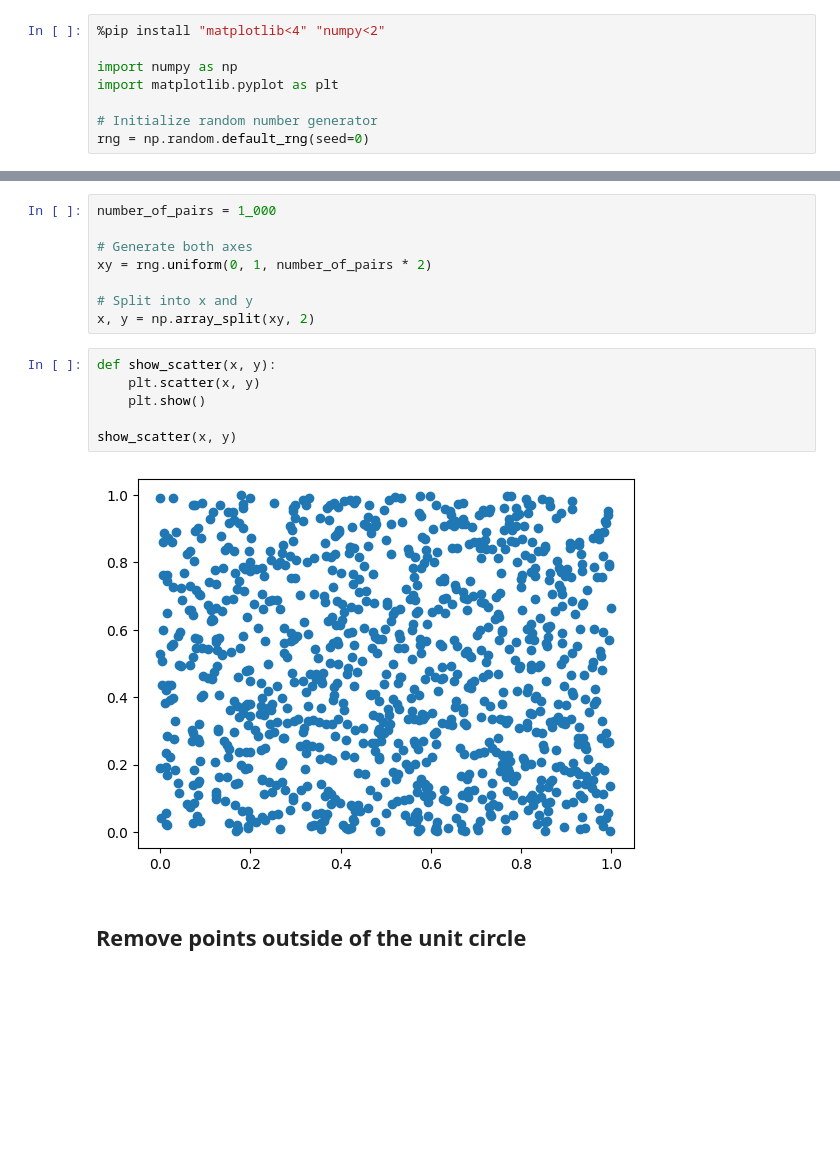
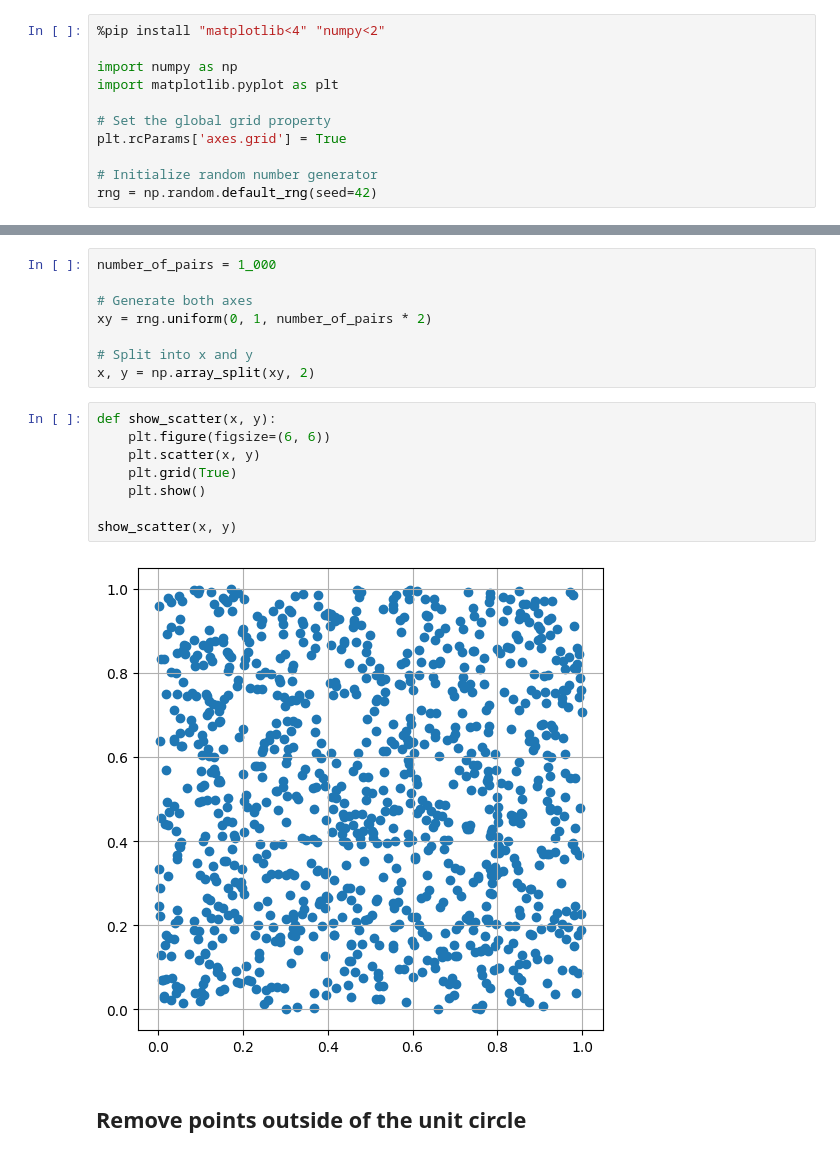
Before and after one commit to furkan/pi-carlo, a Jupyter notebook: pi_carlo.ipynb, the cells around one changed output, grey strips where cells are left out. Saved outputs shown, nothing was run; the diff lists cells and outputs as text; blank space fills up the shorter version.

```diff
--- a/pi_carlo.ipynb
+++ b/pi_carlo.ipynb
@@ -14,8 +14,11 @@ Here it goes...
 import numpy as np
 import matplotlib.pyplot as plt
 
+# Set the global grid property
+plt.rcParams['axes.grid'] = True
+
 # Initialize random number generator
-rng = np.random.default_rng(seed=0)
+rng = np.random.default_rng(seed=42)
 # %% [output]
 Requirement already satisfied: matplotlib<4 in ./venv/lib/python3.11/site-packages (3.8.2)
 Requirement already satisfied: numpy<2 in ./venv/lib/python3.11/site-packages (1.26.2)
@@ -41,12 +44,14 @@ xy = rng.uniform(0, 1, number_of_pairs * 2)
 x, y = np.array_split(xy, 2)
 # %%
 def show_scatter(x, y):
+    plt.figure(figsize=(6, 6))
     plt.scatter(x, y)
+    plt.grid(True)
     plt.show()
 
 show_scatter(x, y)
 # %% [output]
-[figure, old version]
+[figure, new version]
 # %% [markdown]
 ## Remove points outside of the unit circle
 # %%
```
Also changed, not shown: parts of 14 cells of this notebook, 1 other file.
